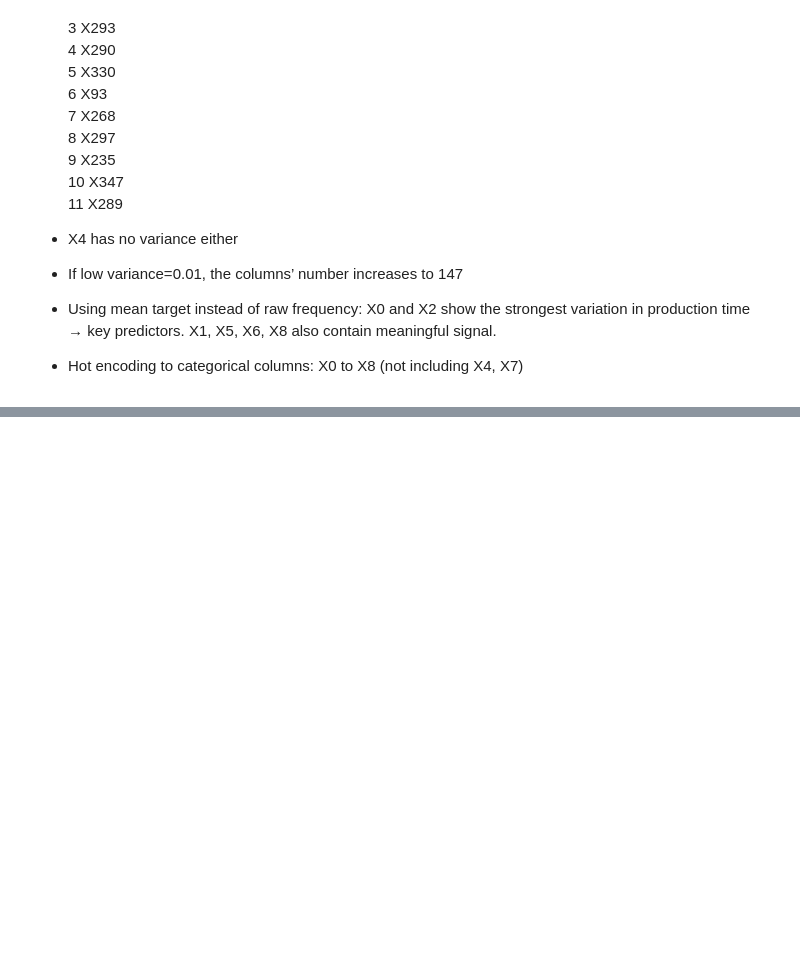
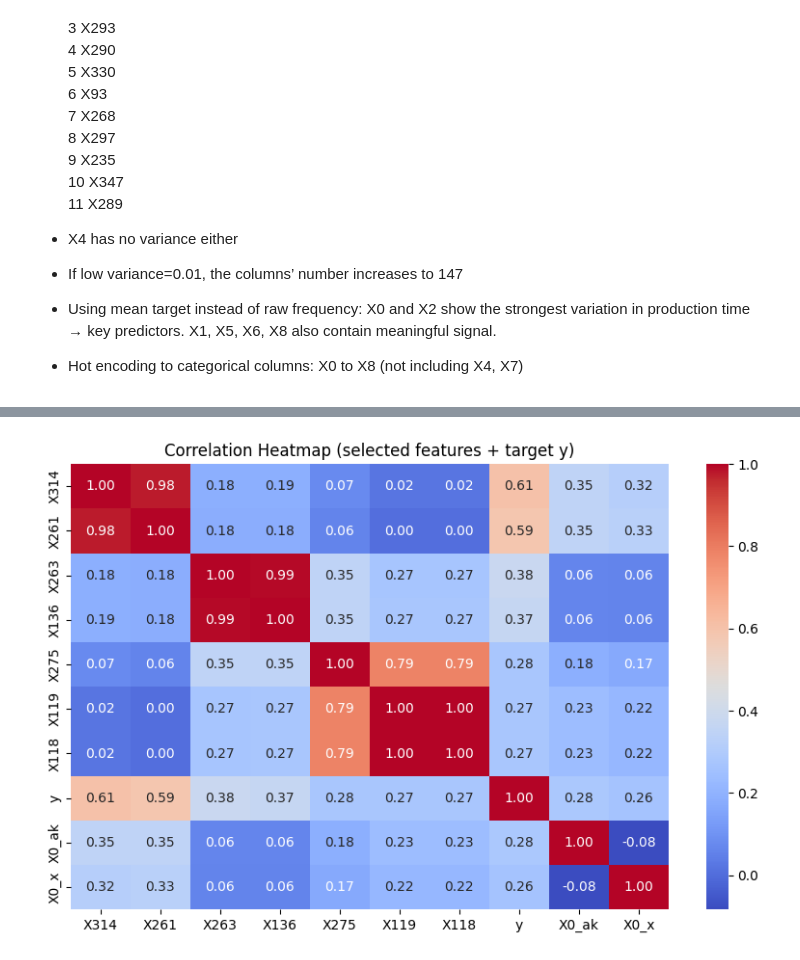
Before and after one commit to vaneyepes/mercedes, a Jupyter notebook: raul_branch.ipynb, the cells around one changed output, grey strips where cells are left out. Saved outputs shown, nothing was run; the diff lists cells and outputs as text; code cells hidden in the pictures; blank space fills up the shorter version.

```diff
--- a/raul_branch.ipynb
+++ b/raul_branch.ipynb
@@ -786,0 +793,27 @@ X1, X5, X6, X8 also contain meaningful signal.
+# %%
+import pandas as pd
+
+# Load data
+train = pd.read_csv("data/train.csv")
+
+# One-hot encode X0, but keep only X0_ak and X0_x
+ohe_df = pd.get_dummies(train['X0'], prefix='X0')
+ohe_selected = ohe_df[['X0_ak', 'X0_x']]
+
+# Select your desired columns
+cols_of_interest = ["X314", "X261", "X263", "X136", "X275", "X119", "X118", "y"]
+df_selected = train[cols_of_interest]
+
+# Combine with selected one-hot columns
+eda_df = pd.concat([df_selected, ohe_selected], axis=1)
+
+# Now you can do EDA (correlation, plots, etc.)
+import matplotlib.pyplot as plt
+import seaborn as sns
+
+plt.figure(figsize=(10,6))
+sns.heatmap(eda_df.corr(), annot=True, cmap="coolwarm", fmt=".2f")
+plt.title("Correlation Heatmap (selected features + target y)")
+plt.show()
+# %% [output]
+[figure, added]
```
Also changed, not shown: parts of 9 cells of this notebook.
